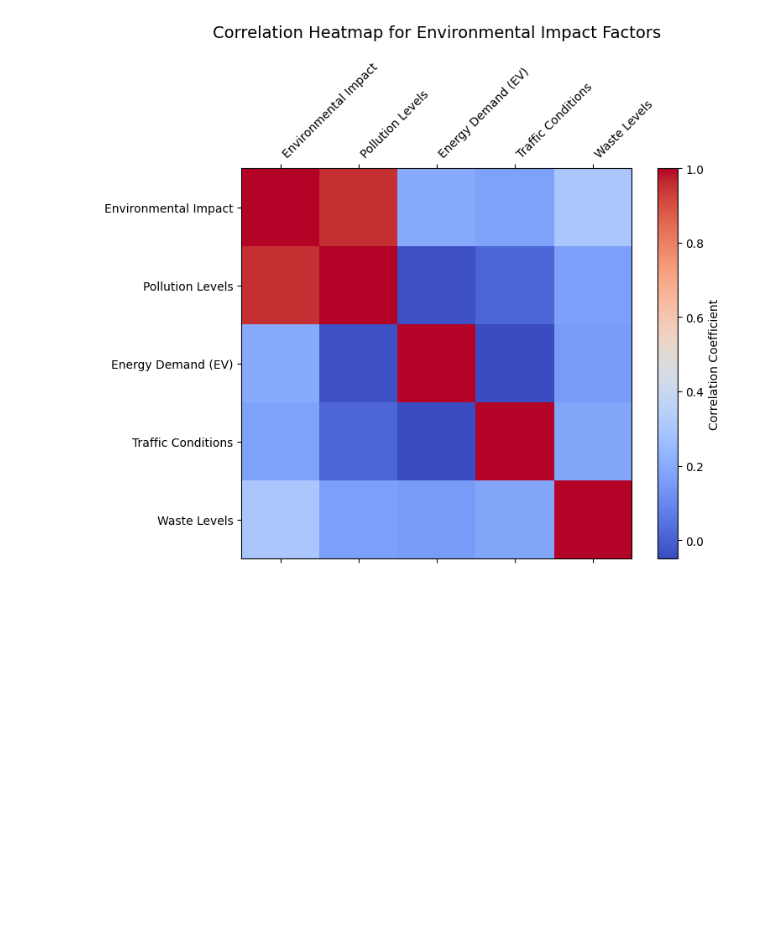
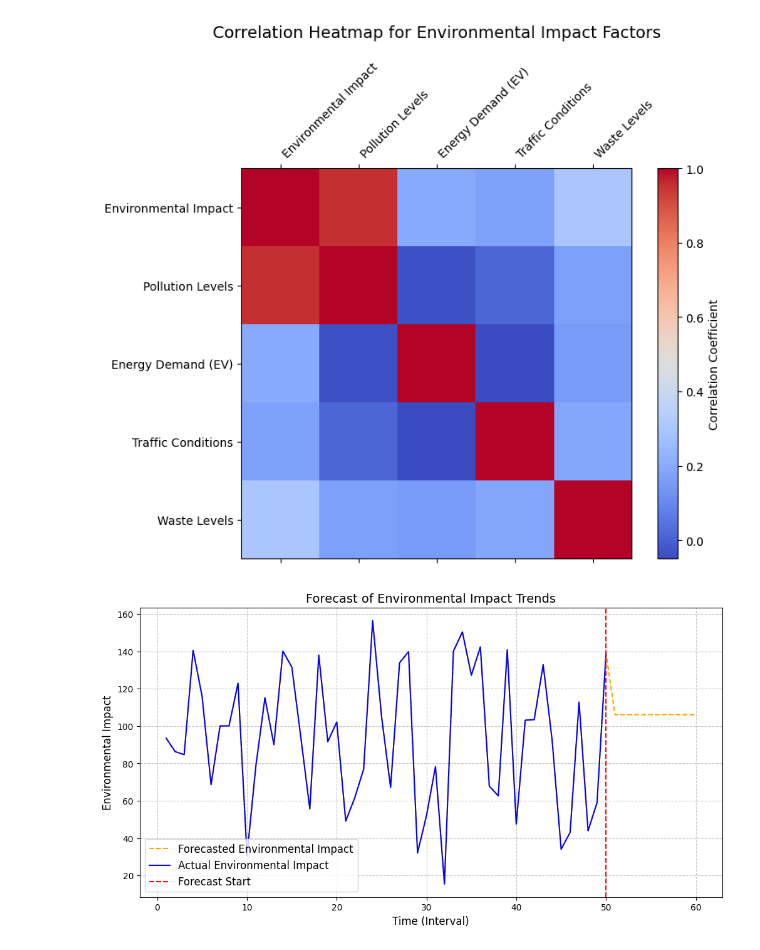
Before and after one commit to gredy/2021Z-DataVisualizationTechniques, a Jupyter notebook: THE_SMART_CITY.ipynb, the cells around one changed output. Saved outputs shown, nothing was run; the diff lists cells and outputs as text; code cells hidden in the pictures; blank space fills up the shorter version.

```diff
--- a/THE_SMART_CITY.ipynb
+++ b/THE_SMART_CITY.ipynb
@@ -178,3 +178,41 @@ plt.title("Correlation Heatmap for Environmental Impact Factors", pad=20, fontsi
 plt.show()
 # %% [output]
 [figure]
+# %%
+from sklearn.model_selection import train_test_split
+from sklearn.ensemble import RandomForestRegressor
+from sklearn.metrics import mean_squared_error
+import numpy as np
+
+# Prepare data for forecasting
+X = srs_data[["Time"]]  # Using time as the independent variable
+y = srs_data["Environmental Impact"]
+
+# Split data into training and testing sets
+X_train, X_test, y_train, y_test = train_test_split(X, y, test_size=0.2, random_state=42)
+
+# Train a Random Forest Regressor for forecasting
+model = RandomForestRegressor(n_estimators=100, random_state=42)
+model.fit(X_train, y_train)
+
+# Predict future environmental impacts (next 10 time steps)
+future_time = pd.DataFrame({"Time": range(51, 61)})
+predicted_impact = model.predict(future_time)
+
+# Combine actual and forecasted data for visualization
+forecast_data = pd.concat([srs_data, future_time], ignore_index=True)
+forecast_data["Forecasted Impact"] = np.concatenate([srs_data["Environmental Impact"], predicted_impact])
+
+# Plot actual and forecasted environmental impact trends
+plt.figure(figsize=(12, 6))
+plt.plot(forecast_data["Time"], forecast_data["Forecasted Impact"], label="Forecasted Environmental Impact", linestyle='--', color="orange")
+plt.plot(srs_data["Time"], srs_data["Environmental Impact"], label="Actual Environmental Impact", color="blue")
+plt.axvline(x=50, color="red", linestyle="--", label="Forecast Start")
+plt.title("Forecast of Environmental Impact Trends", fontsize=14)
+plt.xlabel("Time (Interval)", fontsize=12)
+plt.ylabel("Environmental Impact", fontsize=12)
+plt.legend(fontsize=12)
+plt.grid(True, linestyle='--', alpha=0.7)
+plt.show()
+# %% [output]
+[figure, added]
```
